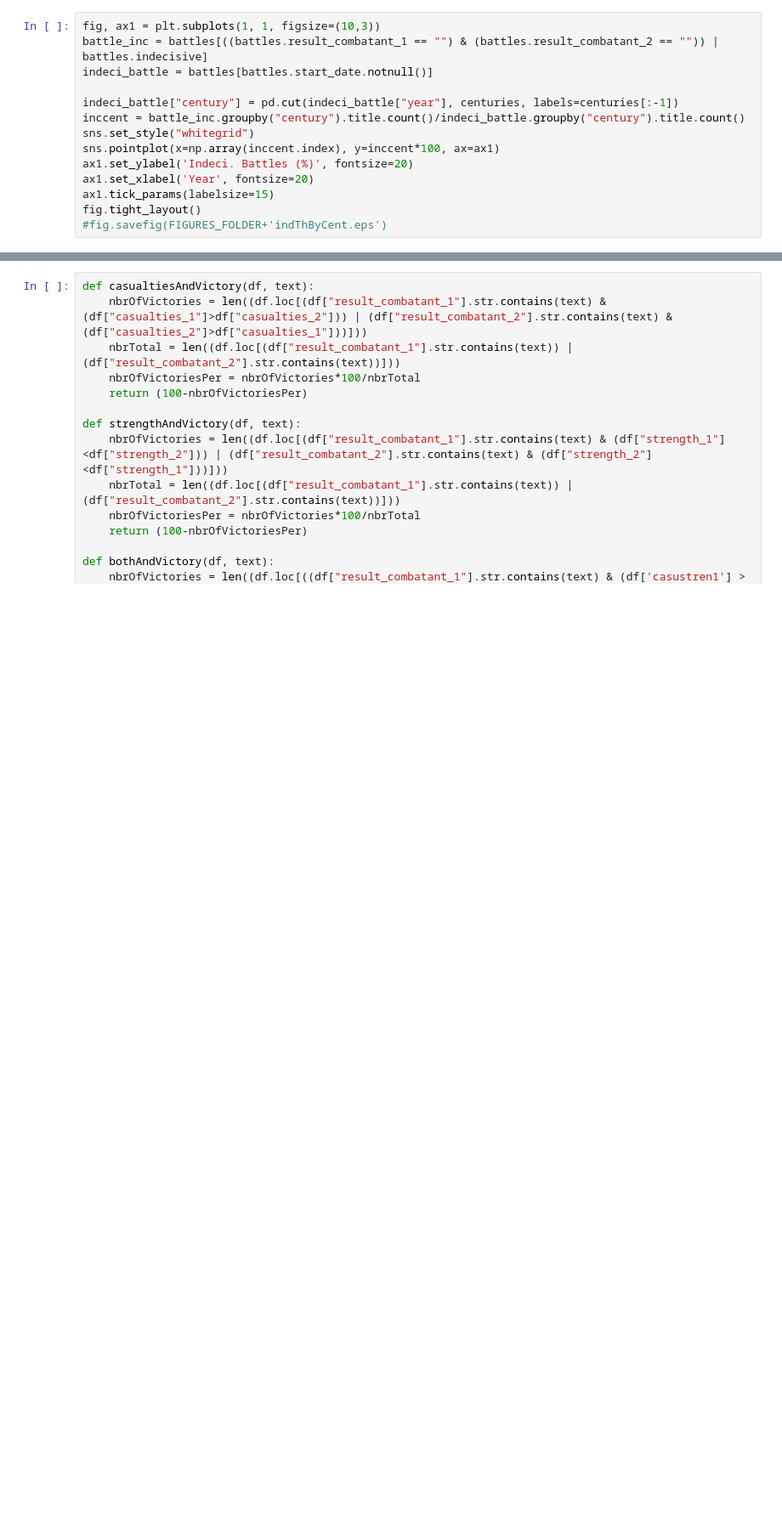
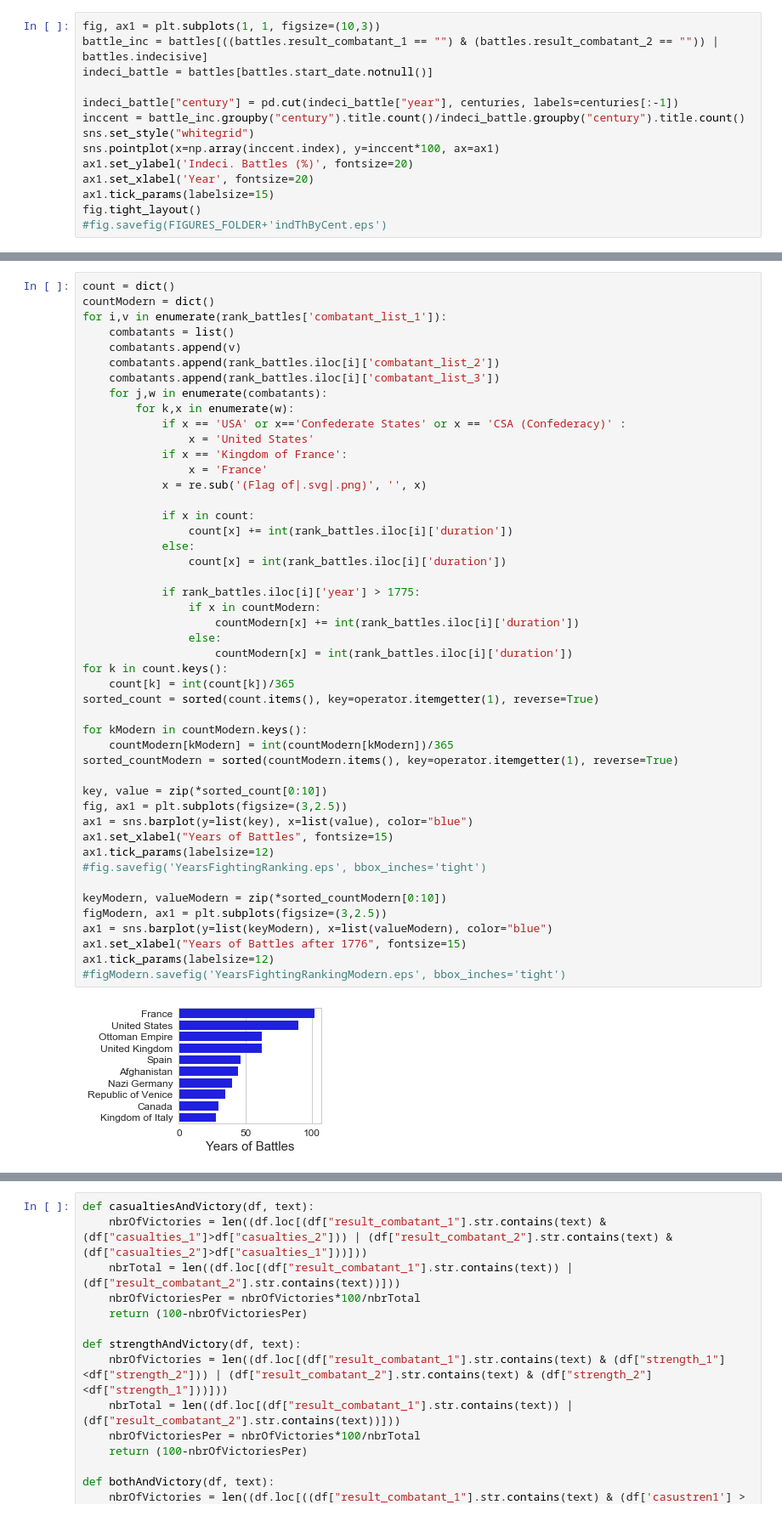
Before and after one commit to ChristianMct/ADA2017-Homeworks, a Jupyter notebook: project/Report_Notebook.ipynb, the cells around one changed output, grey strips where cells are left out. Shown: that part at 85% size. Cells and saved outputs as stored; diff of their text form; blank space fills up the shorter version.

```diff
--- a/project/Report_Notebook.ipynb
+++ b/project/Report_Notebook.ipynb
@@ -697,0 +751,49 @@ fig.tight_layout()
+# %%
+count = dict()
+countModern = dict()
+for i,v in enumerate(rank_battles['combatant_list_1']):
+    combatants = list()
+    combatants.append(v)
+    combatants.append(rank_battles.iloc[i]['combatant_list_2'])
+    combatants.append(rank_battles.iloc[i]['combatant_list_3'])
+    for j,w in enumerate(combatants):
+        for k,x in enumerate(w):
+            if x == 'USA' or x=='Confederate States' or x == 'CSA (Confederacy)' :
+                x = 'United States'
+            if x == 'Kingdom of France':
+                x = 'France'
+            x = re.sub('(Flag of|.svg|.png)', '', x)
+
+            if x in count:
+                count[x] += int(rank_battles.iloc[i]['duration'])
+            else:
+                count[x] = int(rank_battles.iloc[i]['duration'])
+
+            if rank_battles.iloc[i]['year'] > 1775:
+                if x in countModern:
+                    countModern[x] += int(rank_battles.iloc[i]['duration'])
+                else:
+                    countModern[x] = int(rank_battles.iloc[i]['duration'])
+for k in count.keys():
+    count[k] = int(count[k])/365
+sorted_count = sorted(count.items(), key=operator.itemgetter(1), reverse=True)
+
+for kModern in countModern.keys():
+    countModern[kModern] = int(countModern[kModern])/365
+sorted_countModern = sorted(countModern.items(), key=operator.itemgetter(1), reverse=True)
+
+key, value = zip(*sorted_count[0:10])
+fig, ax1 = plt.subplots(figsize=(3,2.5))
+ax1 = sns.barplot(y=list(key), x=list(value), color="blue")
+ax1.set_xlabel("Years of Battles", fontsize=15)
+ax1.tick_params(labelsize=12)
+#fig.savefig('YearsFightingRanking.eps', bbox_inches='tight')
+
+keyModern, valueModern = zip(*sorted_countModern[0:10])
+figModern, ax1 = plt.subplots(figsize=(3,2.5))
+ax1 = sns.barplot(y=list(keyModern), x=list(valueModern), color="blue")
+ax1.set_xlabel("Years of Battles after 1776", fontsize=15)
+ax1.tick_params(labelsize=12)
+#figModern.savefig('YearsFightingRankingModern.eps', bbox_inches='tight')
+# %% [output]
+[figure, added]
```
Also changed, not shown: parts of 12 cells of this notebook, 1 other file.
